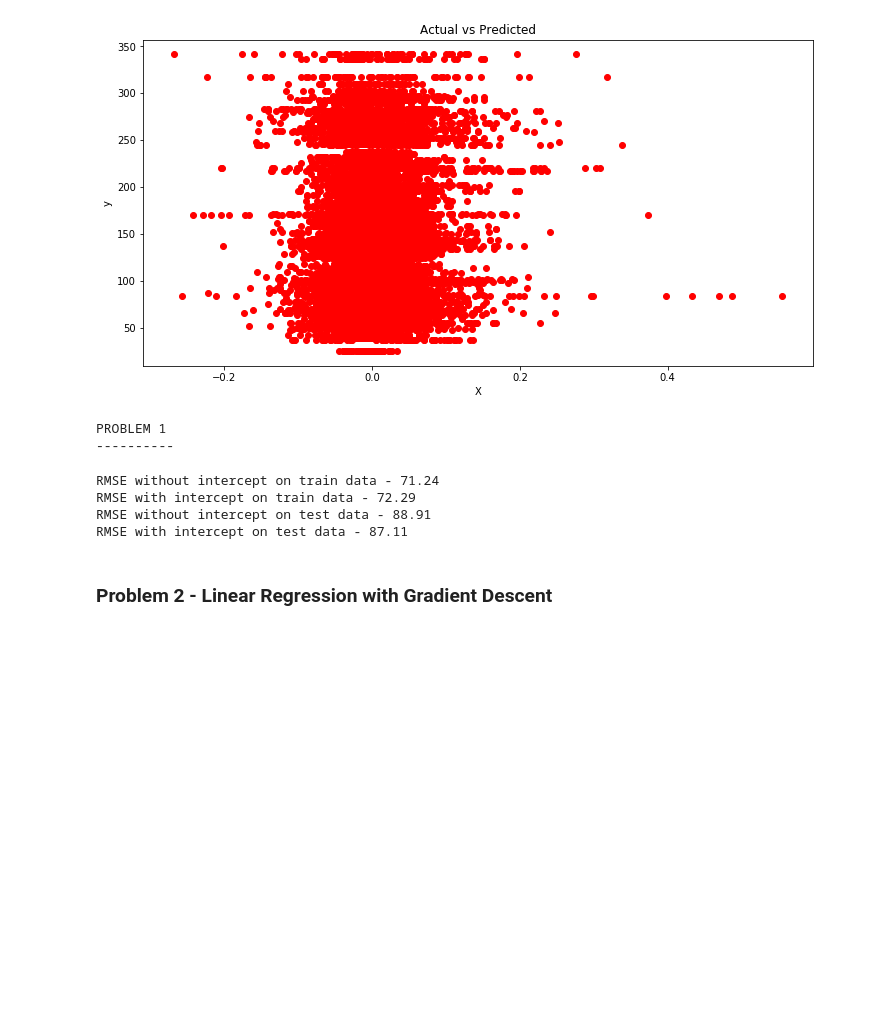
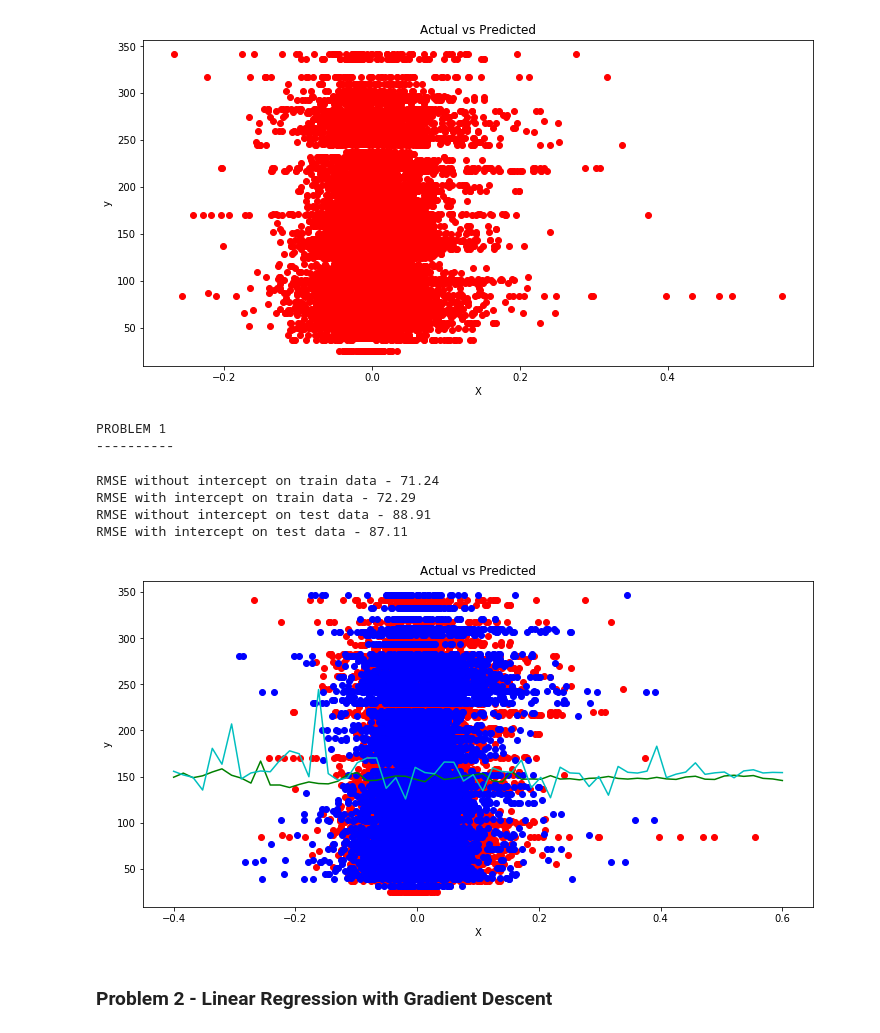
Before and after one commit to lscarrol/474, a Jupyter notebook: PA1Script.ipynb, the cells around one changed output. Cells and saved outputs as stored; diff of their text form; code cells hidden in the pictures; blank space fills up the shorter version.

```diff
--- a/PA1Script.ipynb
+++ b/PA1Script.ipynb
@@ -140,29 +178,47 @@ def testOLERegression(w,X,y):
 # %%
 Xtrain,ytrain,Xtest,ytest = pickle.load(open('diabetes.pickle','rb'),encoding='latin1')
 # add intercept
 x1 = np.ones((len(Xtrain),1))
 x2 = np.ones((len(Xtest),1))
 
 Xtrain_i = np.concatenate((np.ones((Xtrain.shape[0],1)), Xtrain), axis=1)
 Xtest_i = np.concatenate((np.ones((Xtest.shape[0],1)), Xtest), axis=1)
 
 w = learnOLERegression(Xtrain,ytrain)
 w_i = learnOLERegression(Xtrain_i,ytrain)
 
 rmse = testOLERegression(w,Xtrain,ytrain)
 rmse_i = testOLERegression(w_i,Xtrain_i,ytrain)
 print('RMSE without intercept on train data - %.2f'%rmse)
 print('RMSE with intercept on train data - %.2f'%rmse_i)
 
 rmse = testOLERegression(w,Xtest,ytest)
 rmse_i = testOLERegression(w_i,Xtest_i,ytest)
+es = getLine(w_i, Xtrain, ytrain)
+est = getLine(w_i, Xtest, ytest)
+
+xval = np.linspace(-0.4, 0.6, 64)
+
 print('RMSE without intercept on test data - %.2f'%rmse)
 print('RMSE with intercept on test data - %.2f'%rmse_i)
+
+plt.figure(figsize=(12, 6))
+plt.plot(Xtrain, ytrain, 'ro')# scatter plot showing actual data
+plt.plot(Xtest, ytest, 'bo')
+plt.plot(xval, es, 'g')
+plt.plot(xval, est, 'c')
+
+plt.title('Actual vs Predicted')
+plt.xlabel('X')
+plt.ylabel('y')
+
+plt.show()
 # %% [output]
 RMSE without intercept on train data - 71.24
 RMSE with intercept on train data - 72.29
 RMSE without intercept on test data - 88.91
 RMSE with intercept on test data - 87.11
+[figure, added]
 # %% [markdown]
 ### Problem 2 - Linear Regression with Gradient Descent
 # %%
```
Also changed, not shown: parts of 1 cell of this notebook.
